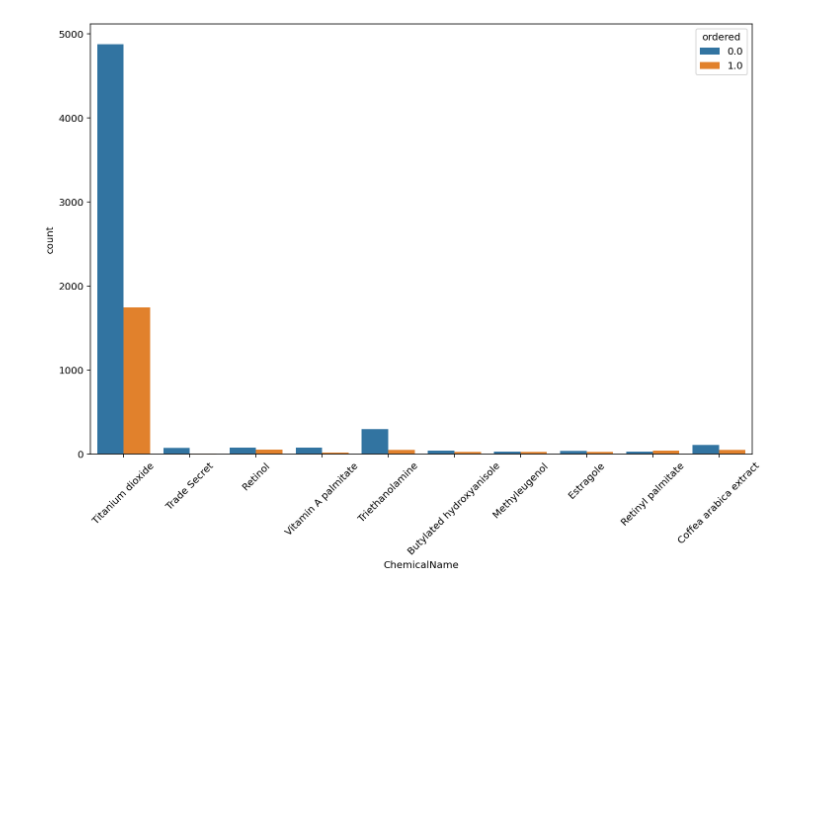
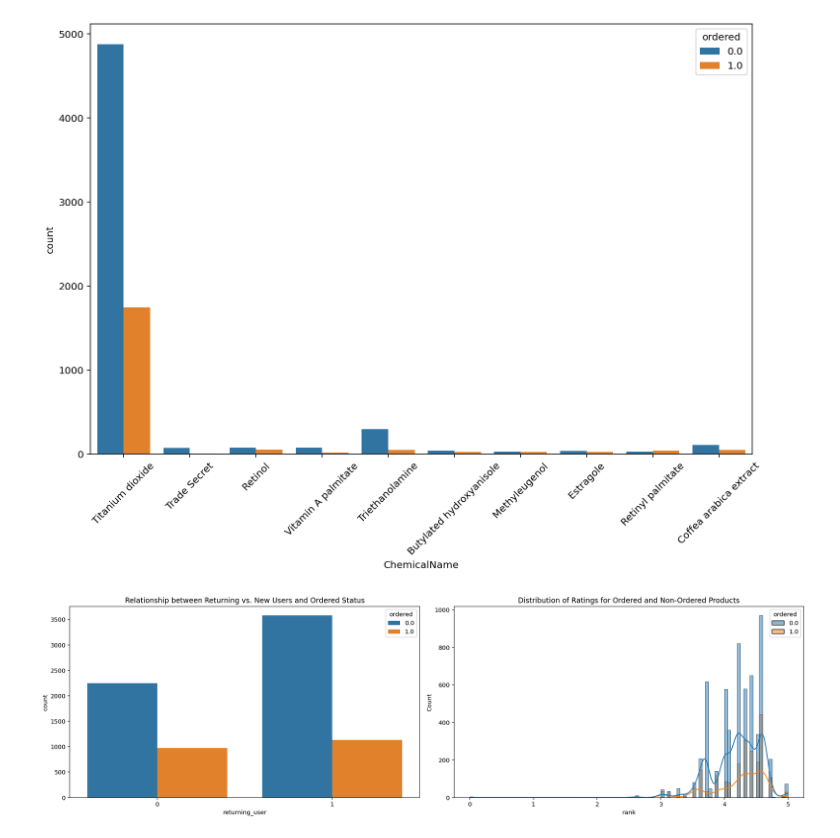
Before and after one commit to samantharivas/sc-cosmetics, a Jupyter notebook: SC-Cosmetics.ipynb, the cells around one changed output. Drawn from its saved outputs; the diff is of its cells as text; code cells hidden in the pictures; blank space fills up the shorter version.

Commit message:
Additional EDA Plots

```diff
--- a/SC-Cosmetics.ipynb
+++ b/SC-Cosmetics.ipynb
@@ -976,3 +968,20 @@ sns.countplot(data=top_n_df, x="ChemicalName", hue="ordered")
 plt.show()
 # %% [output]
 [figure]
+# %%
+plt.figure(figsize=(18, 10))
+
+# relationship between returning vs. new users and ordered status
+plt.subplot(2, 2, 1)
+sns.countplot(data=balanced_df, x='returning_user', hue='ordered')
+plt.title('Relationship between Returning vs. New Users and Ordered Status')
+
+# distribution of ratings for ordered and non-ordered products
+plt.subplot(2, 2, 2)
+sns.histplot(data=balanced_df, x='rank', hue='ordered', kde=True)
+plt.title('Distribution of Ratings for Ordered and Non-Ordered Products')
+
+plt.tight_layout()
+plt.show()
+# %% [output]
+[figure, added]
```
Also changed, not shown: parts of 7 cells of this notebook.
